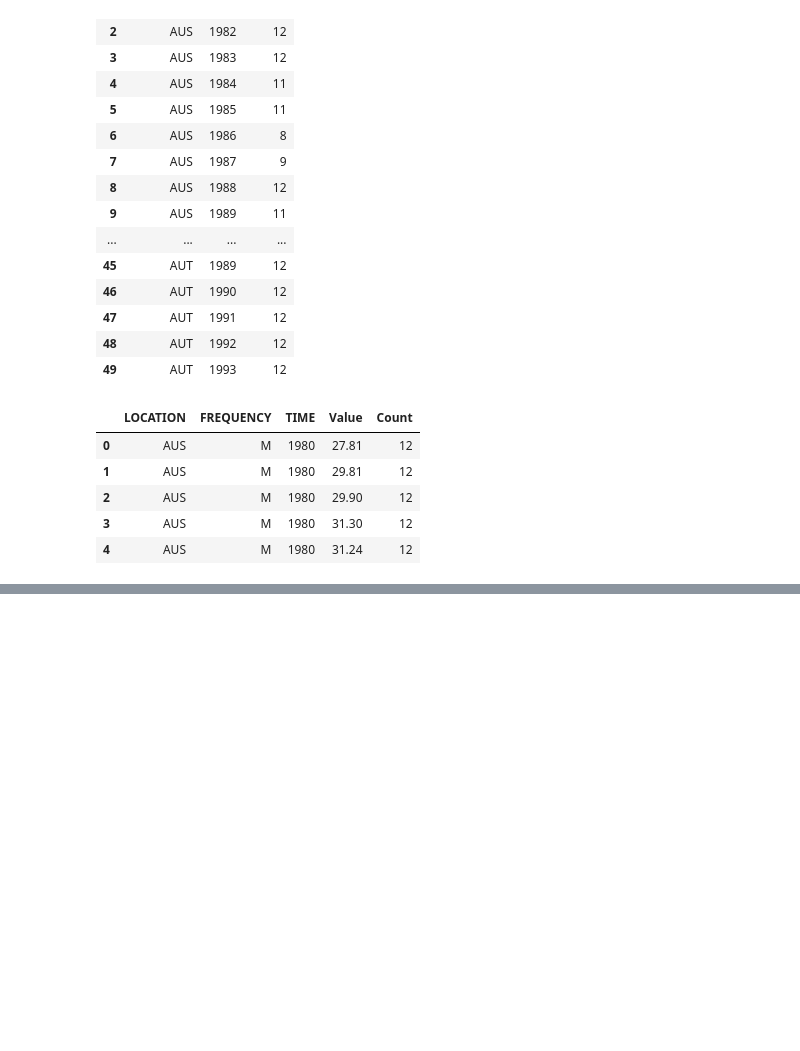
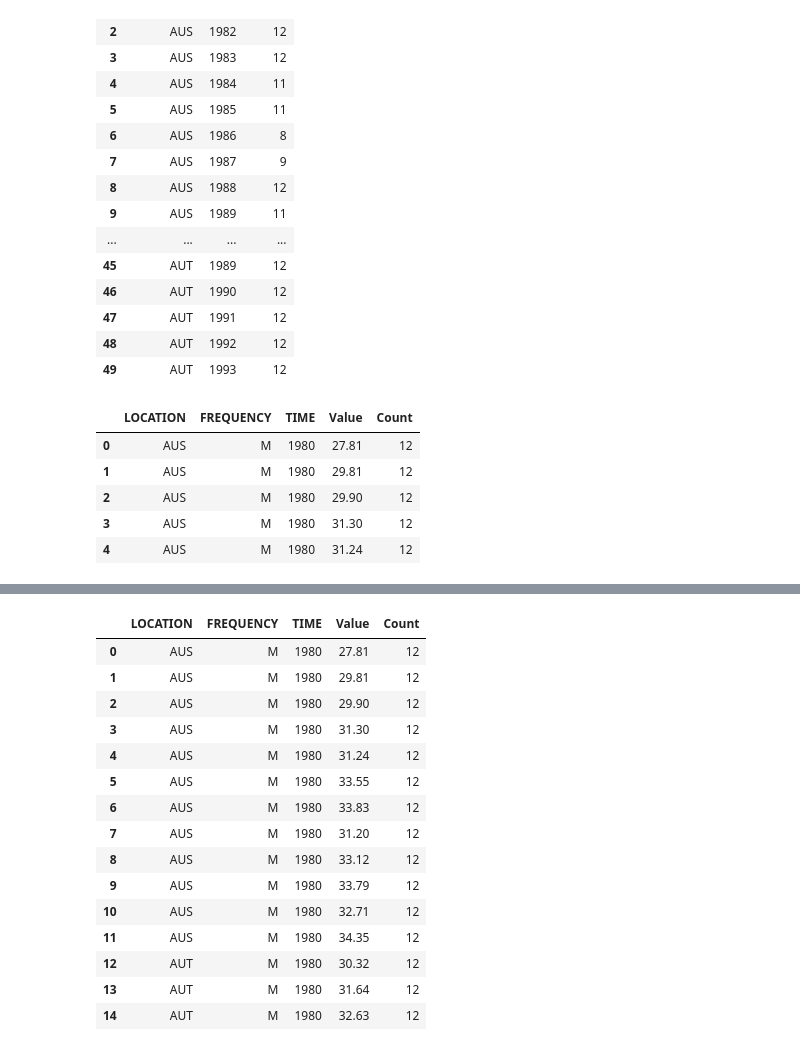
Before and after one commit to sbs23060/Sem2_CA1, a Jupyter notebook: Sem_2_CA_1.ipynb, the cells around one changed output, grey strips where cells are left out. Drawn from its saved outputs; the diff is of its cells as text; code cells hidden in the pictures; blank space fills up the shorter version.

```diff
--- a/Sem_2_CA_1.ipynb
+++ b/Sem_2_CA_1.ipynb
@@ -273,0 +285,19 @@ oil_prices.head(5) # Checking the merge was successful
+# %%
+oil_prices.head(15)
+# %% [output]
+|  | LOCATION | FREQUENCY | TIME | Value | Count |
+| 0 | AUS | M | 1980 | 27.81 | 12 |
+| 1 | AUS | M | 1980 | 29.81 | 12 |
+| 2 | AUS | M | 1980 | 29.90 | 12 |
+| 3 | AUS | M | 1980 | 31.30 | 12 |
+| 4 | AUS | M | 1980 | 31.24 | 12 |
+| 5 | AUS | M | 1980 | 33.55 | 12 |
+| 6 | AUS | M | 1980 | 33.83 | 12 |
+| 7 | AUS | M | 1980 | 31.20 | 12 |
+| 8 | AUS | M | 1980 | 33.12 | 12 |
+| 9 | AUS | M | 1980 | 33.79 | 12 |
+| 10 | AUS | M | 1980 | 32.71 | 12 |
+| 11 | AUS | M | 1980 | 34.35 | 12 |
+| 12 | AUT | M | 1980 | 30.32 | 12 |
+| 13 | AUT | M | 1980 | 31.64 | 12 |
+| 14 | AUT | M | 1980 | 32.63 | 12 |
```
Also changed, not shown: parts of 8 cells of this notebook.
